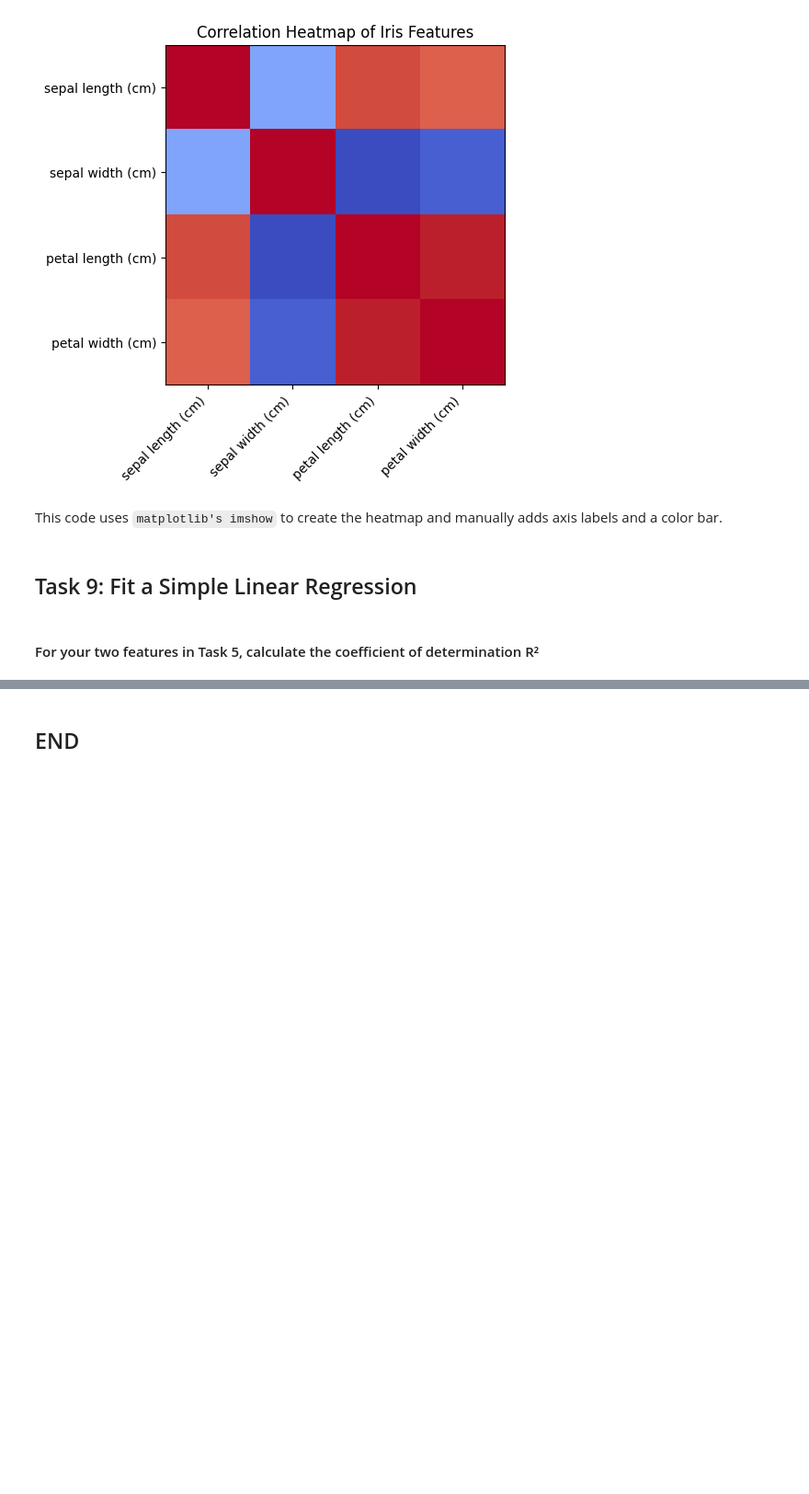
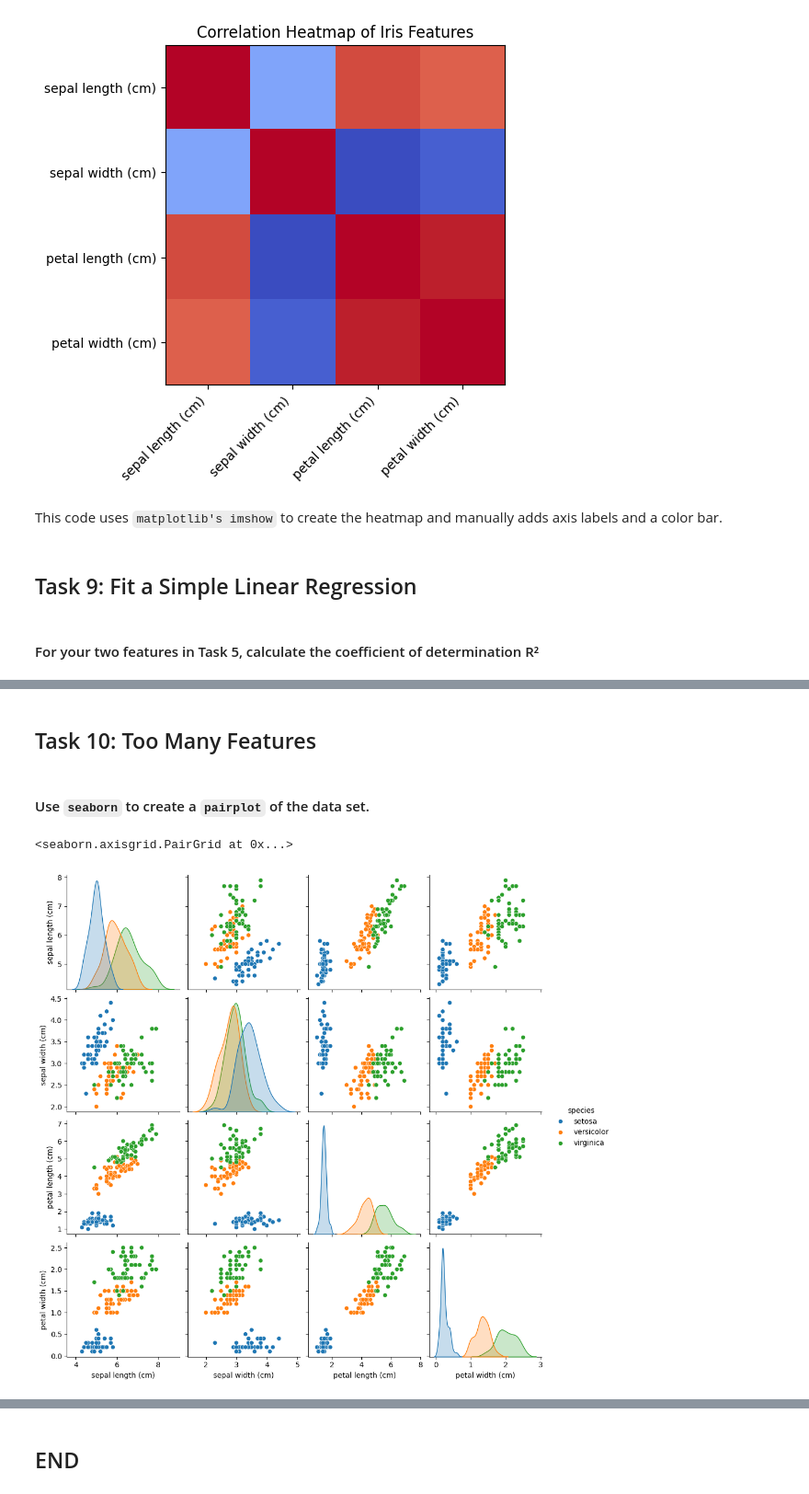
Before and after one commit to Svitlana937/Svit_Koz_DA, a Jupyter notebook: tasks.ipynb, the cells around one changed output, grey strips where cells are left out. Shown at 92% size. Drawn from its saved outputs; the diff is of its cells as text; code cells hidden in the pictures; blank space fills up the shorter version.

```diff
--- a/tasks.ipynb
+++ b/tasks.ipynb
@@ -374,0 +424,19 @@ R
+# %% [markdown]
+## Task 10: Too Many Features
+# %% [markdown]
+#### Use `seaborn` to create a `pairplot` of the data set.
+# %%
+import seaborn as sns
+
+# Create a DataFrame for the data
+df = pd.DataFrame(iris.data, columns=iris.feature_names) # Converts the dataset into a DataFrame for easier handling.
+df['species'] = iris.target
+
+# Maps numeric species labels (0, 1, 2) to their names
+df['species'] = df['species'].replace({0: 'setosa', 1: 'versicolor', 2: 'virginica'})
+
+# Create a pairplot
+sns.pairplot(df, hue='species')# Creates scatter plots for all feature pairs and color-codes
+# %% [output]
+<seaborn.axisgrid.PairGrid at 0x...>
+[figure, added]
```
Also changed, not shown: parts of 4 cells of this notebook.
